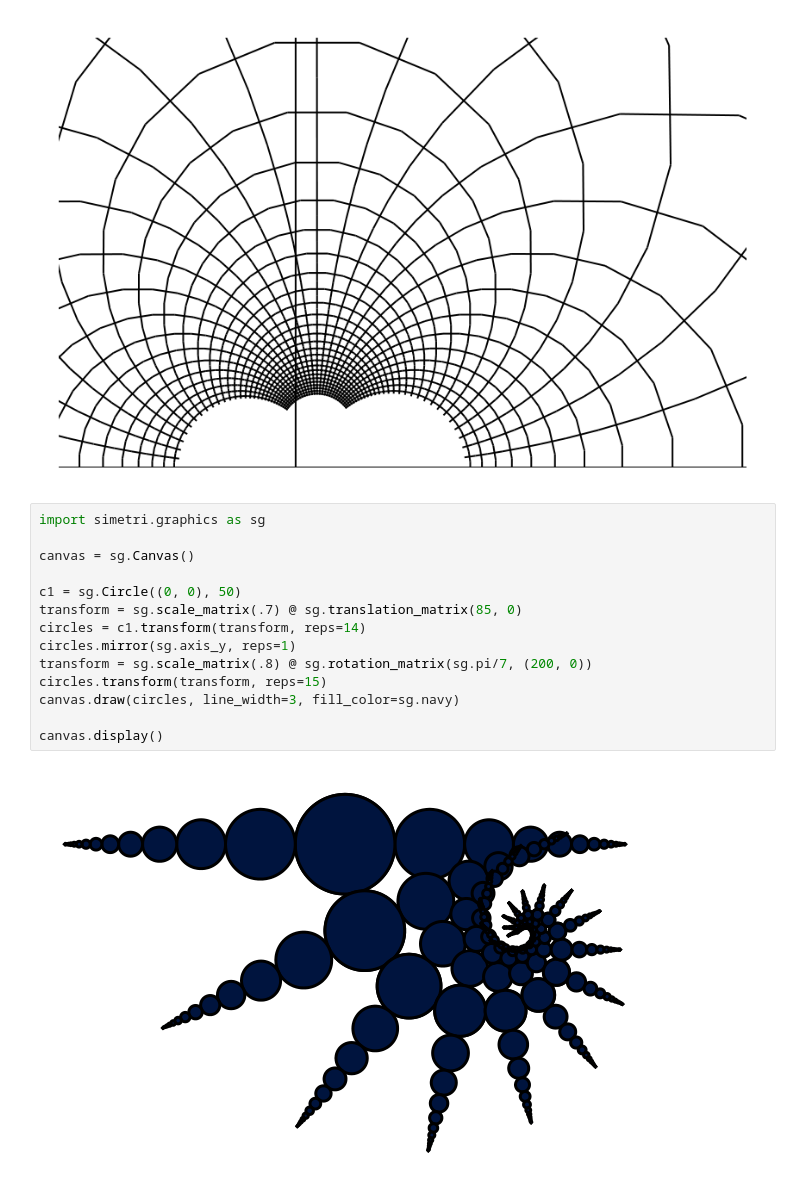
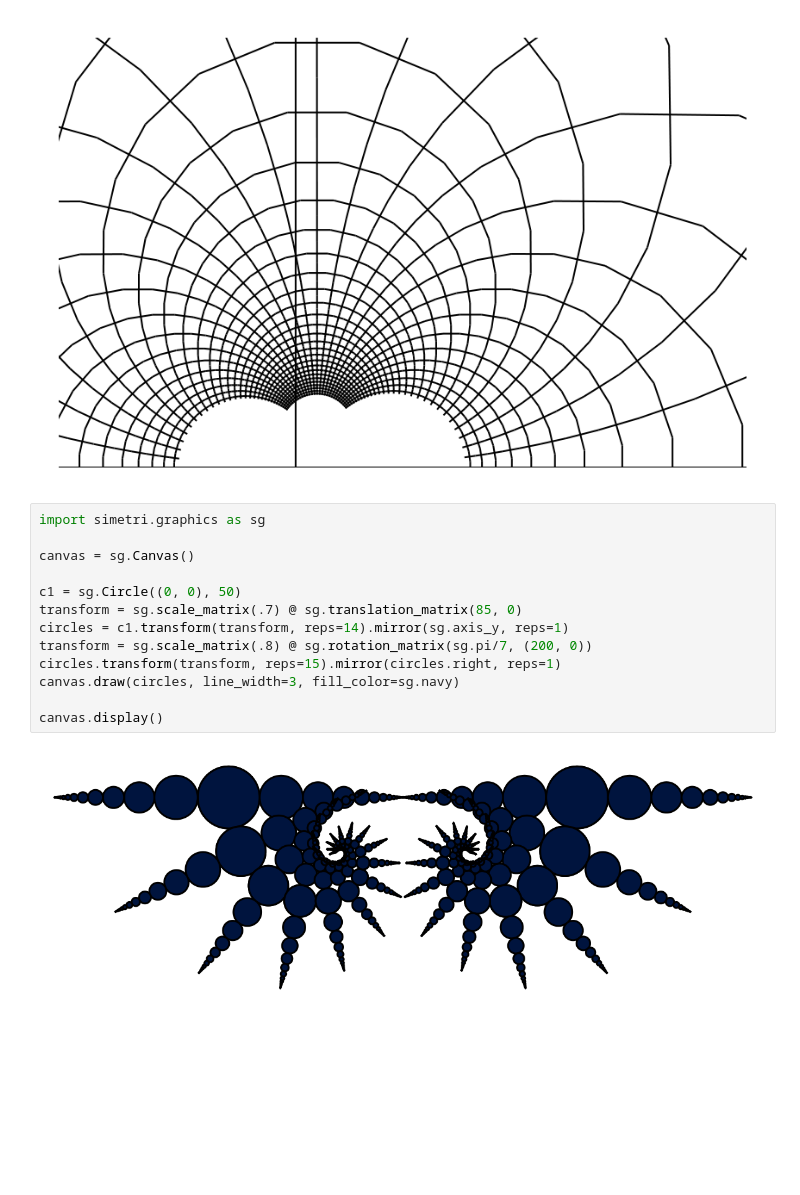
Before and after one commit to mekanimo/simetri, a Jupyter notebook: gallery.ipynb, the cells around one changed output. Saved outputs shown, nothing was run; the diff lists cells and outputs as text; blank space fills up the shorter version.

```diff
--- a/gallery.ipynb
+++ b/gallery.ipynb
@@ -434,16 +434,15 @@ canvas.display()
 # %%
 import simetri.graphics as sg
 
 canvas = sg.Canvas()
 
 c1 = sg.Circle((0, 0), 50)
 transform = sg.scale_matrix(.7) @ sg.translation_matrix(85, 0)
-circles = c1.transform(transform, reps=14)
-circles.mirror(sg.axis_y, reps=1)
+circles = c1.transform(transform, reps=14).mirror(sg.axis_y, reps=1)
 transform = sg.scale_matrix(.8) @ sg.rotation_matrix(sg.pi/7, (200, 0))
-circles.transform(transform, reps=15)
+circles.transform(transform, reps=15).mirror(circles.right, reps=1)
 canvas.draw(circles, line_width=3, fill_color=sg.navy)
 
 canvas.display()
 # %% [output]
-[figure, old version]
+[figure, new version]
```
